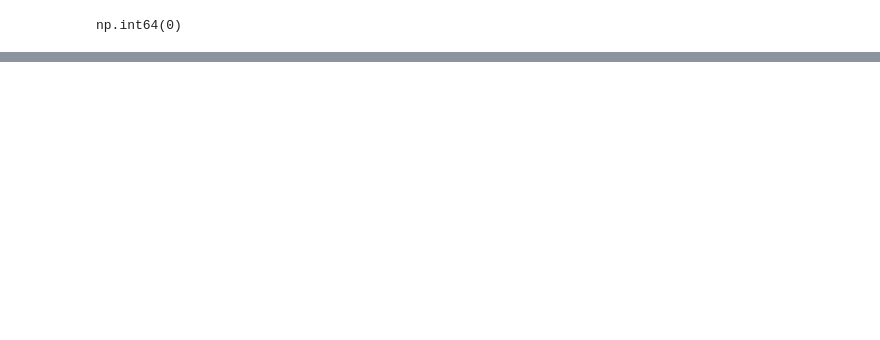
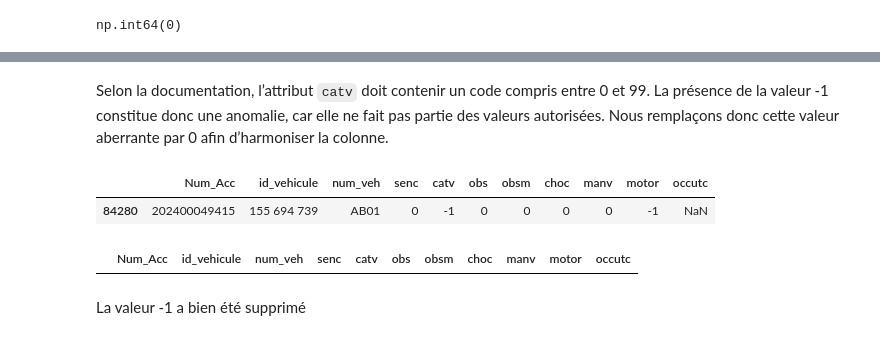
Before and after one commit to Ilyies07/analyse-data-accidents-route-france, a Jupyter notebook: analyse.ipynb, the cells around one changed output, grey strips where cells are left out. Saved outputs shown, nothing was run; the diff lists cells and outputs as text; code cells hidden in the pictures; blank space fills up the shorter version.

```diff
--- a/analyse.ipynb
+++ b/analyse.ipynb
@@ -462,0 +576,14 @@ np.int64(0)
+# %% [markdown]
+Selon la documentation, l’attribut `catv` doit contenir un code compris entre 0 et 99. La présence de la valeur -1 constitue donc une anomalie, car elle ne fait pas partie des valeurs autorisées. Nous remplaçons donc cette valeur aberrante par 0 afin d’harmoniser la colonne.
+# %%
+vehicules[vehicules["catv"] == -1]                  # Affichage de/des lignes ayant un occutc valant -1
+# %% [output]
+|  | Num_Acc | id_vehicule | num_veh | senc | catv | obs | obsm | choc | manv | motor | occutc |
+| 84280 | 202400049415 | 155 694 739 | AB01 | 0 | -1 | 0 | 0 | 0 | 0 | -1 | NaN |
+# %%
+vehicules["catv"] = vehicules["catv"].replace(-1,0) # Remplacement de ou des elements -1 en 0
+vehicules[vehicules["catv"] == -1]                  # Vérification de la modification
+# %% [output]
+|  | Num_Acc | id_vehicule | num_veh | senc | catv | obs | obsm | choc | manv | motor | occutc |
+# %% [markdown]
+La valeur -1 a bien été supprimé
```
Also changed, not shown: parts of 46 cells of this notebook.
